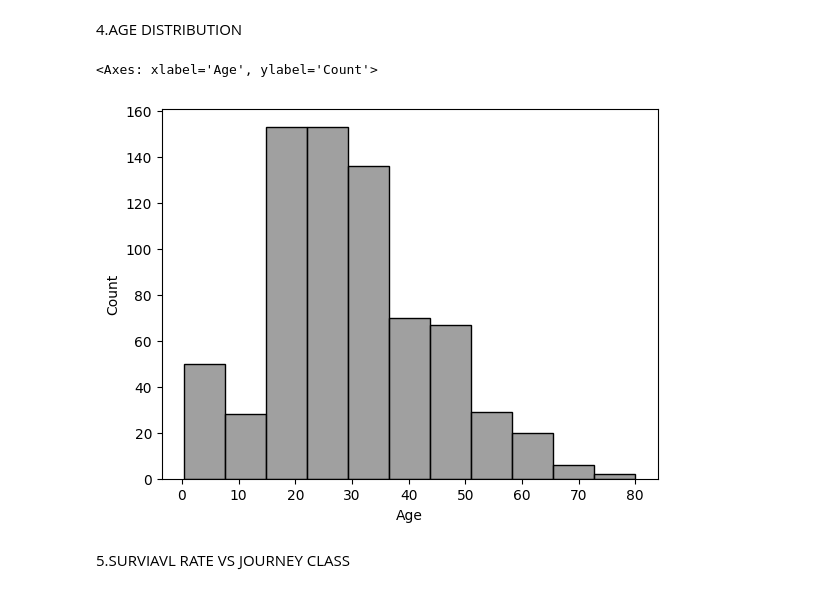
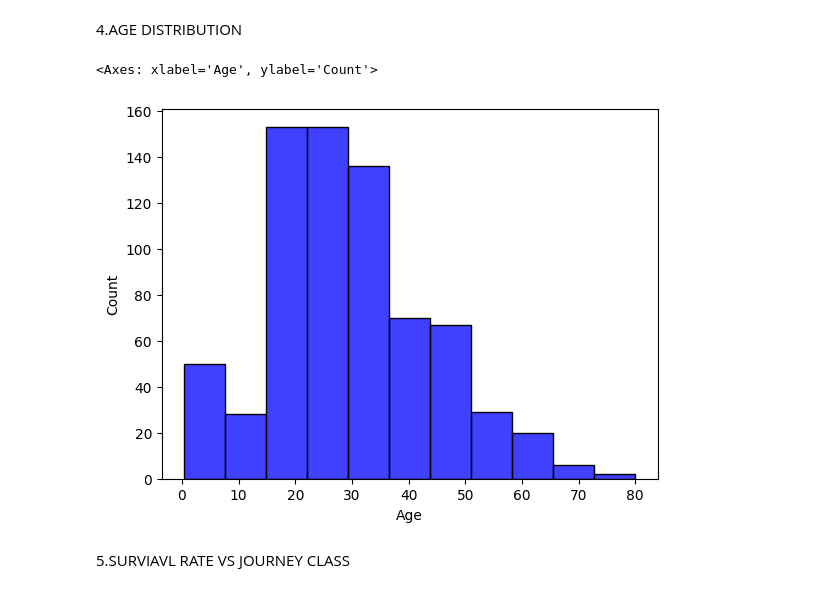
Before and after one commit to Aabidcr7/FaceDetection.py, a Jupyter notebook: ASSIGNMENT1NM.ipynb, the cells around one changed output. Cells and saved outputs as stored; diff of their text form; code cells hidden in the pictures.

```diff
--- a/ASSIGNMENT1NM.ipynb
+++ b/ASSIGNMENT1NM.ipynb
@@ -95,10 +93,10 @@ Name: Survived, dtype: int64
 # %% [markdown]
 4.AGE DISTRIBUTION
 # %%
-sn.histplot(titanic.Age,bins=11,color="Grey")
+sn.histplot(titanic.Age,bins=11,color="Blue")
 # %% [output]
 <Axes: xlabel='Age', ylabel='Count'>
-[figure, old version]
+[figure, new version]
 # %% [markdown]
 5.SURVIAVL RATE VS JOURNEY CLASS
 # %%
```
Also changed, not shown: parts of 1 cell of this notebook.
